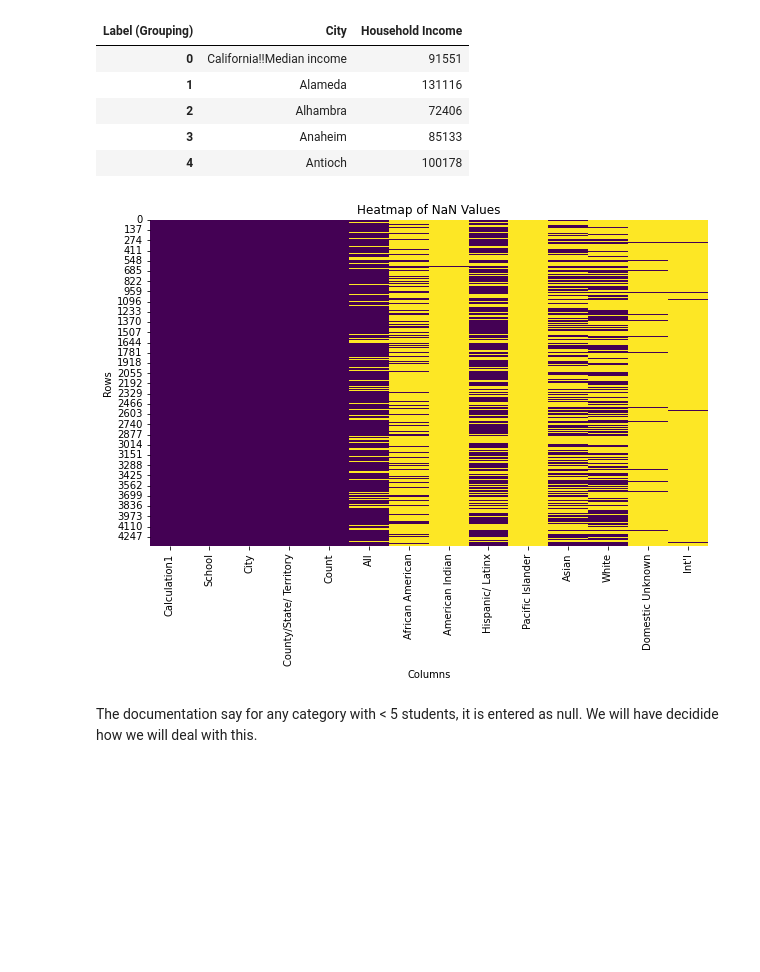
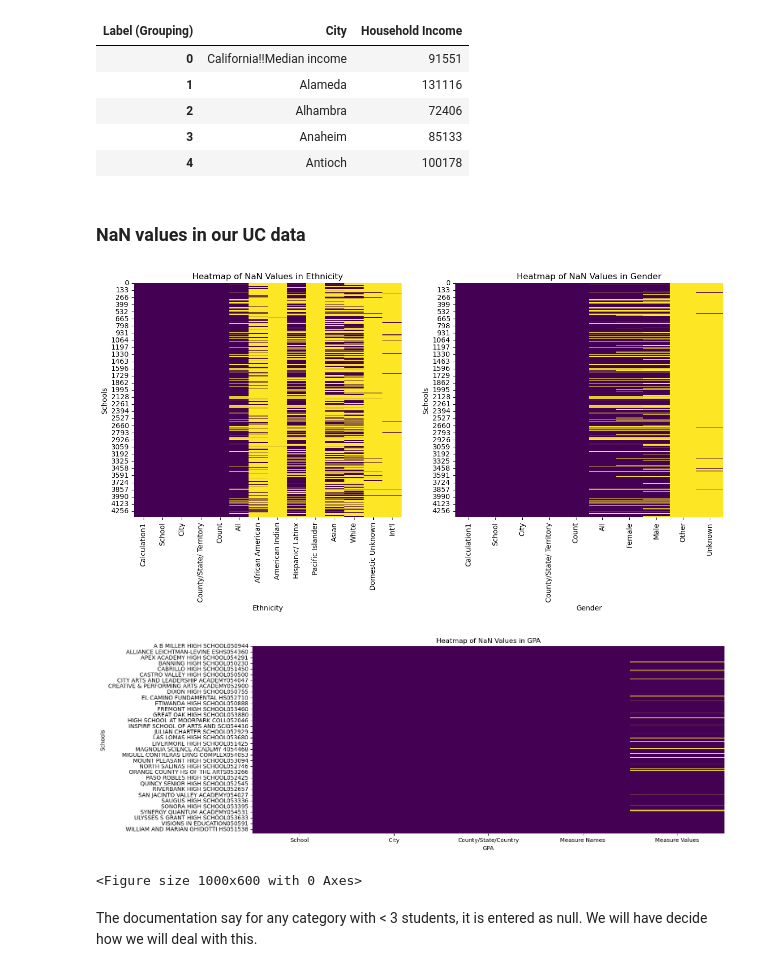
Before and after one commit to wanning-lu/MATH-189-Final-Project, a Jupyter notebook: analysis_merged.ipynb, the cells around one changed output. Drawn from its saved outputs; the diff is of its cells as text; code cells hidden in the pictures; blank space fills up the shorter version.

```diff
--- a/analysis_merged.ipynb
+++ b/analysis_merged.ipynb
@@ -41,0 +8,17 @@ census = pd.read_csv('https://raw.githubusercontent.com/wanning-lu/MATH-189-Fina
+# %%
+# UC admissions data by ethnicity
+years = ['2016', '2017', '2018', '2019', '2020', '2021', '2022', '2023']
+
+ethnicity = {}
+gender = {}
+gpa = {}
+for year in years:
+    ethnicity[f'{year}'] = pd.read_csv(f'ethnicity/{year}_ethn.csv', encoding='utf-16le', delimiter='\t', on_bad_lines='skip')
+    gender[f'{year}'] = pd.read_csv(f'gender/{year}_gender.csv', encoding='utf-16le', delimiter='\t', on_bad_lines='skip')
+    gpa[f'{year}'] = pd.read_csv(f'GPA/{year}_gpa.csv', index_col=0)
+
+# specifically for 2017 ethnicity data, it uses utf-8 for some reason
+ethnicity['2017'] = pd.read_csv(f'ethnicity/2017_ethn.csv', encoding='utf-8')
+
+# median income by household at city level from census
+census = pd.read_csv('https://raw.githubusercontent.com/wanning-lu/MATH-189-Final-Project/master/Census/ACSST1Y2022.S1903-2024-05-27T042652.csv', index_col = 0)
@@ -101,25 +76,45 @@ california_income.head()
 | 2 | Alhambra | 72406 |
 | 3 | Anaheim | 85133 |
 | 4 | Antioch | 100178 |
-# %%
-#lets see how many Na values we have in our ethnicity data
-
-nan_df = ethn_16.isna()
-
-# Set up the matplotlib figure
-plt.figure(figsize=(10, 6))
-
-# Create a heatmap
-sns.heatmap(nan_df, cmap='viridis', cbar=False)
-
-# Add labels and title
-plt.xlabel('Columns')
-plt.ylabel('Rows')
-plt.title('Heatmap of NaN Values')
-
-# Show the plot
-plt.show()
-# %% [output]
-[figure, removed]
+# %% [markdown]
+### NaN values in our UC data
+# %%
+#lets see how many Na values we have in our data
+
+nan_df_ethn = ethnicity['2016'].isna()
+nan_df_gender = gender['2016'].isna()
+nan_df_gpa = gpa['2016'].isna()
+
+# Create a figure with subplots
+fig, ax = plt.subplots(1, 2, figsize=(15, 6))
+fig2, ax2 = plt.subplots(1, 1, figsize=(15, 6))
+
+# Set up the matplotlib figure
+plt.figure(figsize=(10, 6))
+
+# Create a heatmap
+sns.heatmap(nan_df_ethn, cmap='viridis', cbar=False, ax=ax[0])
+sns.heatmap(nan_df_gender, cmap='viridis', cbar=False, ax=ax[1])
+sns.heatmap(nan_df_gpa, cmap='viridis', cbar=False, ax=ax2)
+
+# Add labels and title
+ax[0].set_xlabel('Ethnicity')
+ax[0].set_ylabel('Schools')
+ax[0].set_title('Heatmap of NaN Values in Ethnicity')
+
+ax[1].set_xlabel('Gender')
+ax[1].set_ylabel('Schools')
+ax[1].set_title('Heatmap of NaN Values in Gender')
+
+ax2.set_xlabel('GPA')
+ax2.set_ylabel('Schools')
+ax2.set_title('Heatmap of NaN Values in GPA')
+
+# Show the plot
+plt.show()
+# %% [output]
+[figure, added]
+[figure, added]
+<Figure size 1000x600 with 0 Axes>
 # %% [markdown]
-The documentation say for any category with < 5 students, it is entered as null. We will have decidide how we will deal with this.
+The documentation say for any category with < 3 students, it is entered as null. We will have decide how we will deal with this.
```
Also changed, not shown: parts of 23 cells of this notebook, 17 other files.
